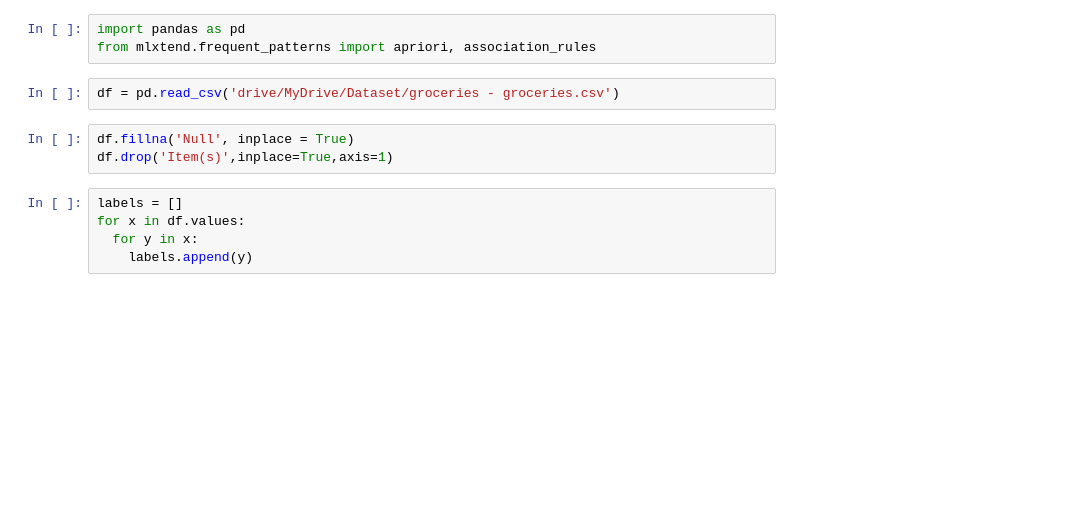
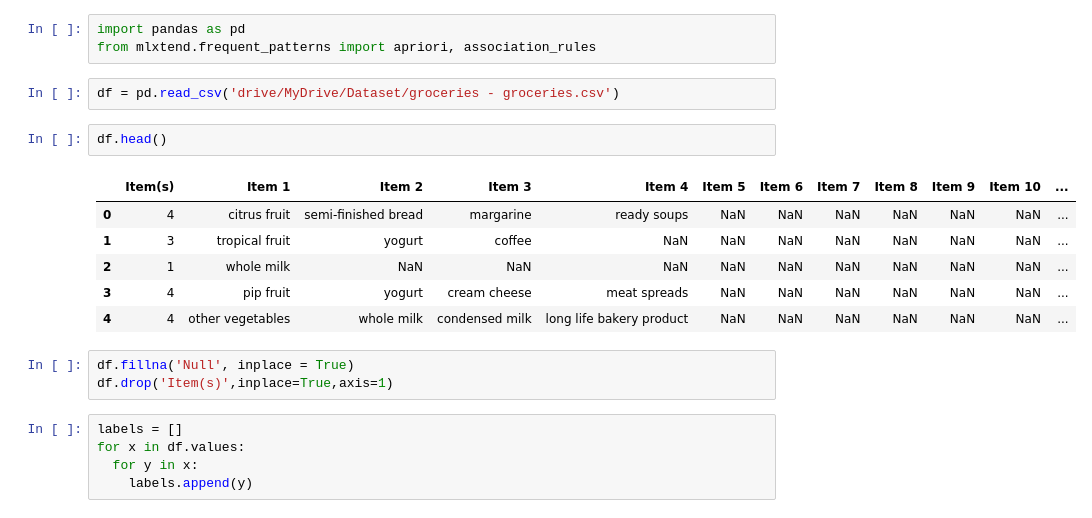
Before and after one commit to sultanardia/market-basket-analysis, a Jupyter notebook: Market_Basket_Analysis_Part_1.ipynb, the cells around one changed output. Drawn from its saved outputs; the diff is of its cells as text; blank space fills up the shorter version.

```diff
--- a/Market_Basket_Analysis_Part_1.ipynb
+++ b/Market_Basket_Analysis_Part_1.ipynb
@@ -5,6 +3,15 @@ import pandas as pd
 from mlxtend.frequent_patterns import apriori, association_rules
 # %%
 df = pd.read_csv('drive/MyDrive/Dataset/groceries - groceries.csv')
+# %%
+df.head()
+# %% [output]
+|  | Item(s) | Item 1 | Item 2 | Item 3 | Item 4 | Item 5 | Item 6 | Item 7 | Item 8 | Item 9 | Item 10 | ... |
+| 0 | 4 | citrus fruit | semi-finished bread | margarine | ready soups | NaN | NaN | NaN | NaN | NaN | NaN | ... |
+| 1 | 3 | tropical fruit | yogurt | coffee | NaN | NaN | NaN | NaN | NaN | NaN | NaN | ... |
+| 2 | 1 | whole milk | NaN | NaN | NaN | NaN | NaN | NaN | NaN | NaN | NaN | ... |
+| 3 | 4 | pip fruit | yogurt | cream cheese | meat spreads | NaN | NaN | NaN | NaN | NaN | NaN | ... |
+| 4 | 4 | other vegetables | whole milk | condensed milk | long life bakery product | NaN | NaN | NaN | NaN | NaN | NaN | ... |
 # %%
 df.fillna('Null', inplace = True)
 df.drop('Item(s)',inplace=True,axis=1)
```
Also changed, not shown: parts of 3 cells of this notebook.
